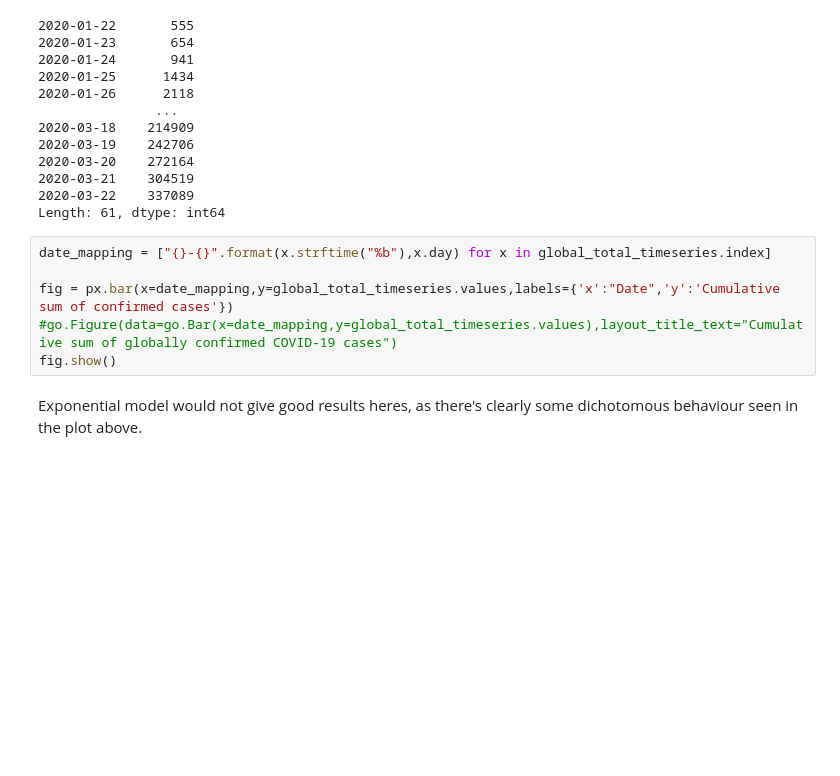
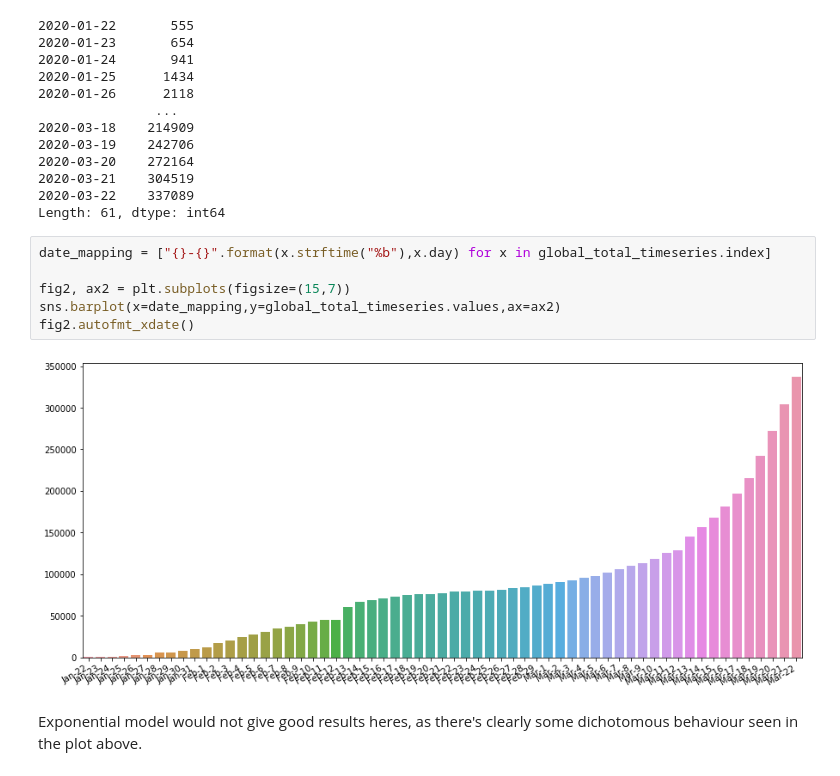
Before and after one commit to johmakinen/COVID-19, a Jupyter notebook: visuals.py.ipynb, the cells around one changed output. Drawn from its saved outputs; the diff is of its cells as text; blank space fills up the shorter version.

```diff
--- a/visuals.py.ipynb
+++ b/visuals.py.ipynb
@@ -156,11 +156,13 @@ global_total_timeseries
 2020-03-21    304519
 2020-03-22    337089
 Length: 61, dtype: int64
-# %%
-date_mapping = ["{}-{}".format(x.strftime("%b"),x.day) for x in global_total_timeseries.index]
-
-fig = px.bar(x=date_mapping,y=global_total_timeseries.values,labels={'x':"Date",'y':'Cumulative sum of confirmed cases'})
-#go.Figure(data=go.Bar(x=date_mapping,y=global_total_timeseries.values),layout_title_text="Cumulative sum of globally confirmed COVID-19 cases")
-fig.show()
+# %%
+date_mapping = ["{}-{}".format(x.strftime("%b"),x.day) for x in global_total_timeseries.index]
+
+fig2, ax2 = plt.subplots(figsize=(15,7))
+sns.barplot(x=date_mapping,y=global_total_timeseries.values,ax=ax2)
+fig2.autofmt_xdate()
+# %% [output]
+[figure, added]
 # %% [markdown]
 Exponential model would not give good results heres, as there's clearly some dichotomous behaviour seen in the plot above.
```
